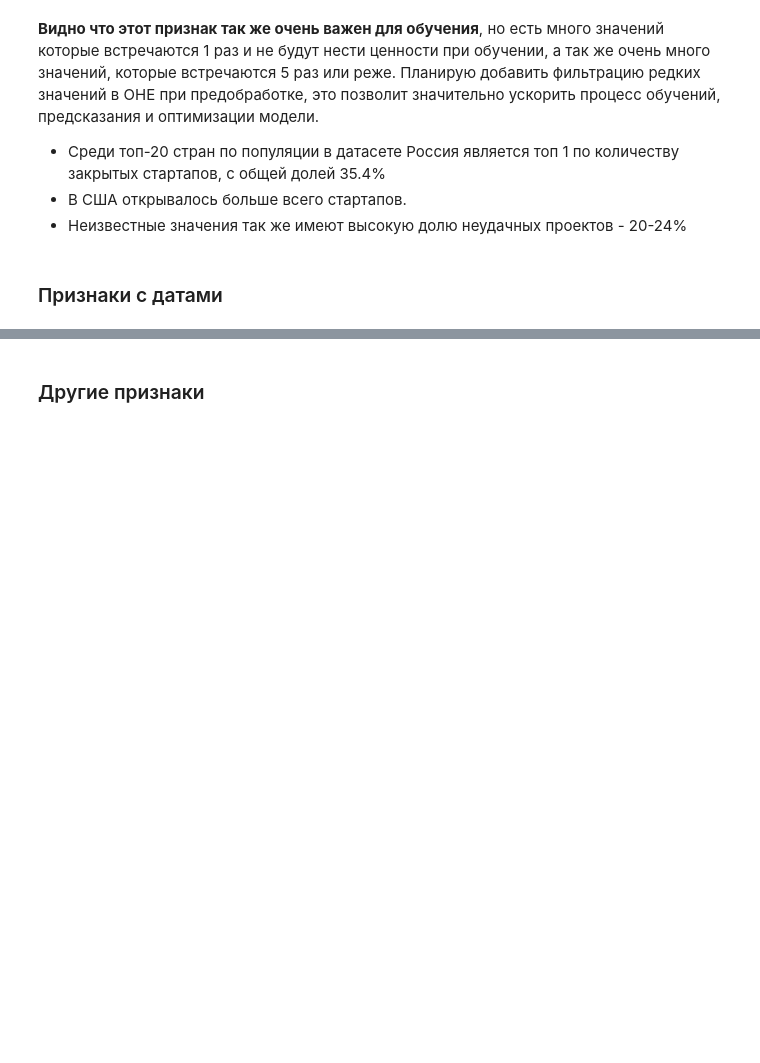
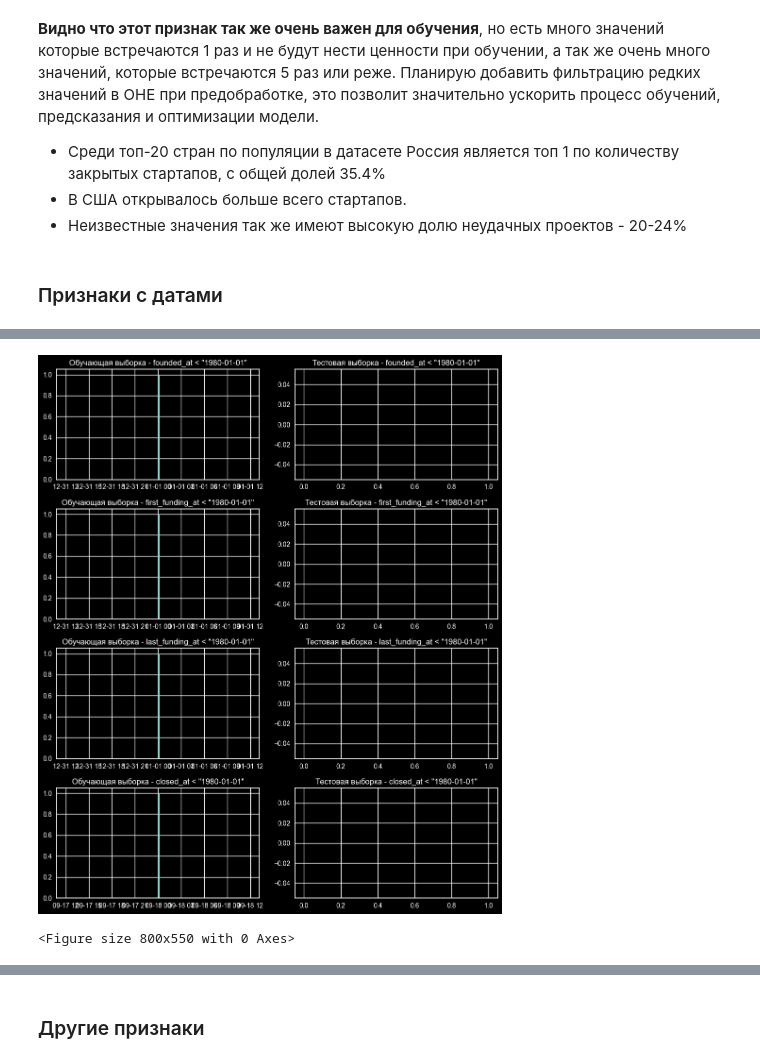
Before and after one commit to FedorSafonov/Predicting-the-success-of-startups, a Jupyter notebook: test.ipynb, the cells around one changed output, grey strips where cells are left out. Drawn from its saved outputs; the diff is of its cells as text; code cells hidden in the pictures; blank space fills up the shorter version.

```diff
--- a/test.ipynb
+++ b/test.ipynb
@@ -744,0 +799,7 @@ date_columns[:]
+# %%
+for dataset,name in zip(datasets,dataset_names):
+    big_date_errors = []
+    for column in date_columns:
+        big_date_errors += dataset.query(f'{column} {date_filters[1]}').index[:].to_list()
+    print(f'{name} {date_filters[1]}')
+    display(dataset.loc[pd.unique(big_date_errors)])
@@ -744,0 +818,17 @@ date_columns[:]
+# %%
+df.loc[16845,'founded_at'] = '2015-02-17'
+df.loc[16845,['first_funding_at','last_funding_at']] = '2016-01-01'
+
+df.loc[48217,'founded_at'] = '2014-09-21'
+
+df.loc[7119,'last_funding_at'] = '2015-05-01'
+df.loc[7119,'closed_at'] = '2016-07-30'
+
+df.loc[9415,'last_funding_at'] = '2015-12-01'
+
+for dataset,name in zip(datasets,dataset_names):
+    big_date_errors = []
+    for column in date_columns:
+        big_date_errors += dataset.query(f'{column} {date_filters[1]}').index[:].to_list()
+    print(f'{name} {date_filters[1]}')
+    display(dataset.loc[pd.unique(big_date_errors)])
@@ -744,0 +885,16 @@ date_columns[:]
+# %%
+fig, axs = plt.subplots(len(date_columns), len(datasets), figsize=(10, 3*len(date_columns)))
+
+for date_filter in date_filters:
+    for i in range(len(datasets)):
+        data = datasets[i].query(f'{column} {date_filter}')
+        for j, column in enumerate(date_columns):
+
+            axs[j, i].hist(data[column], bins=100)
+            axs[j, i].set_title(f'{dataset_names[i]} - {column} {date_filter}')
+
+    plt.tight_layout()
+    plt.show()
+# %% [output]
+[figure, added]
+<Figure size 800x550 with 0 Axes>
```
Also changed, not shown: parts of 32 cells of this notebook, 1 other file.
